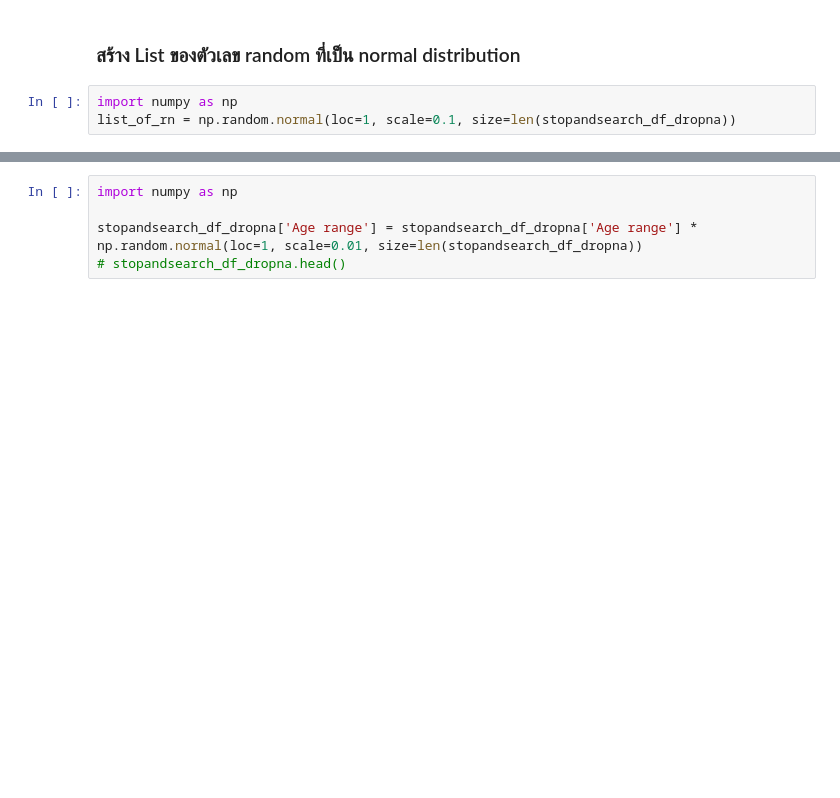
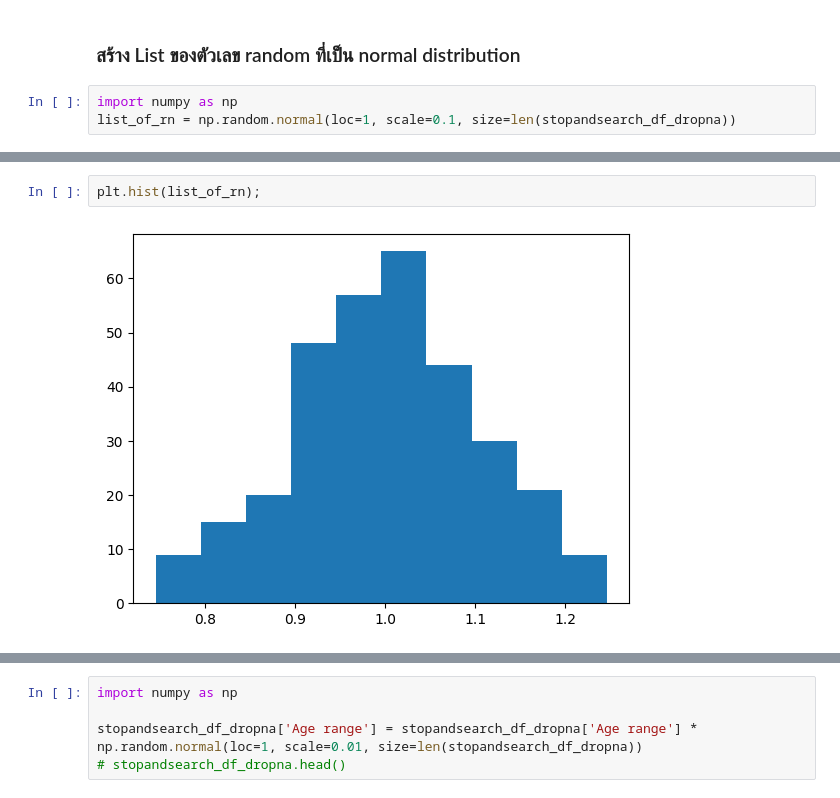
Before and after one commit to kittanaiwisetkhro/dataviz2025, a Jupyter notebook: Visualize_Data_Distribution_กฤตนัย_วิเศษคร้อ_663020620_0.ipynb, the cells around one changed output, grey strips where cells are left out. Saved outputs shown, nothing was run; the diff lists cells and outputs as text; blank space fills up the shorter version.

```diff
--- a/Visualize_Data_Distribution_กฤตนัย_วิเศษคร้อ_663020620_0.ipynb
+++ b/Visualize_Data_Distribution_กฤตนัย_วิเศษคร้อ_663020620_0.ipynb
@@ -188,0 +189,4 @@ plt.hist(list_of_rn)
+# %%
+plt.hist(list_of_rn);
+# %% [output]
+[figure, added]
```
Also changed, not shown: parts of 55 cells of this notebook.
